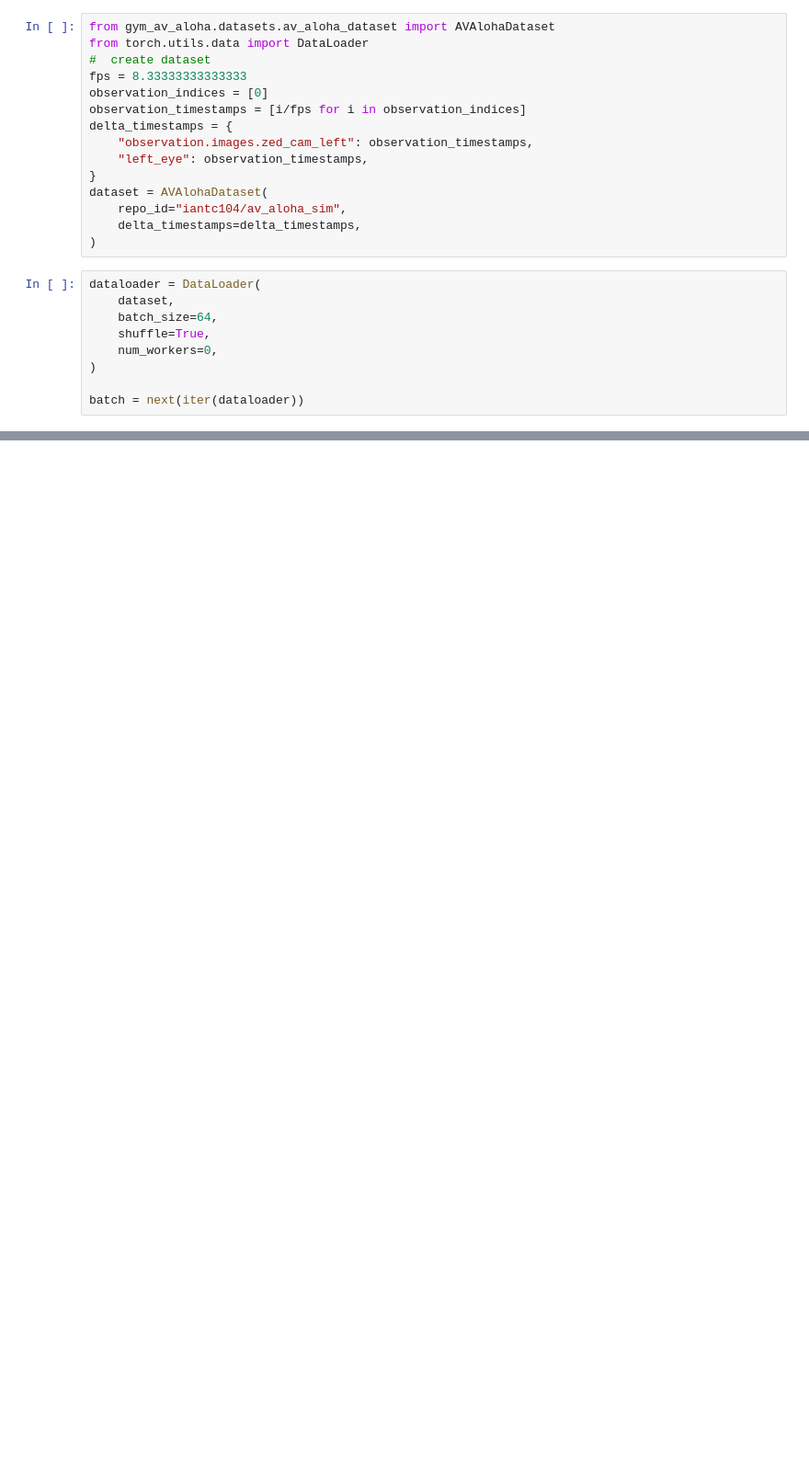
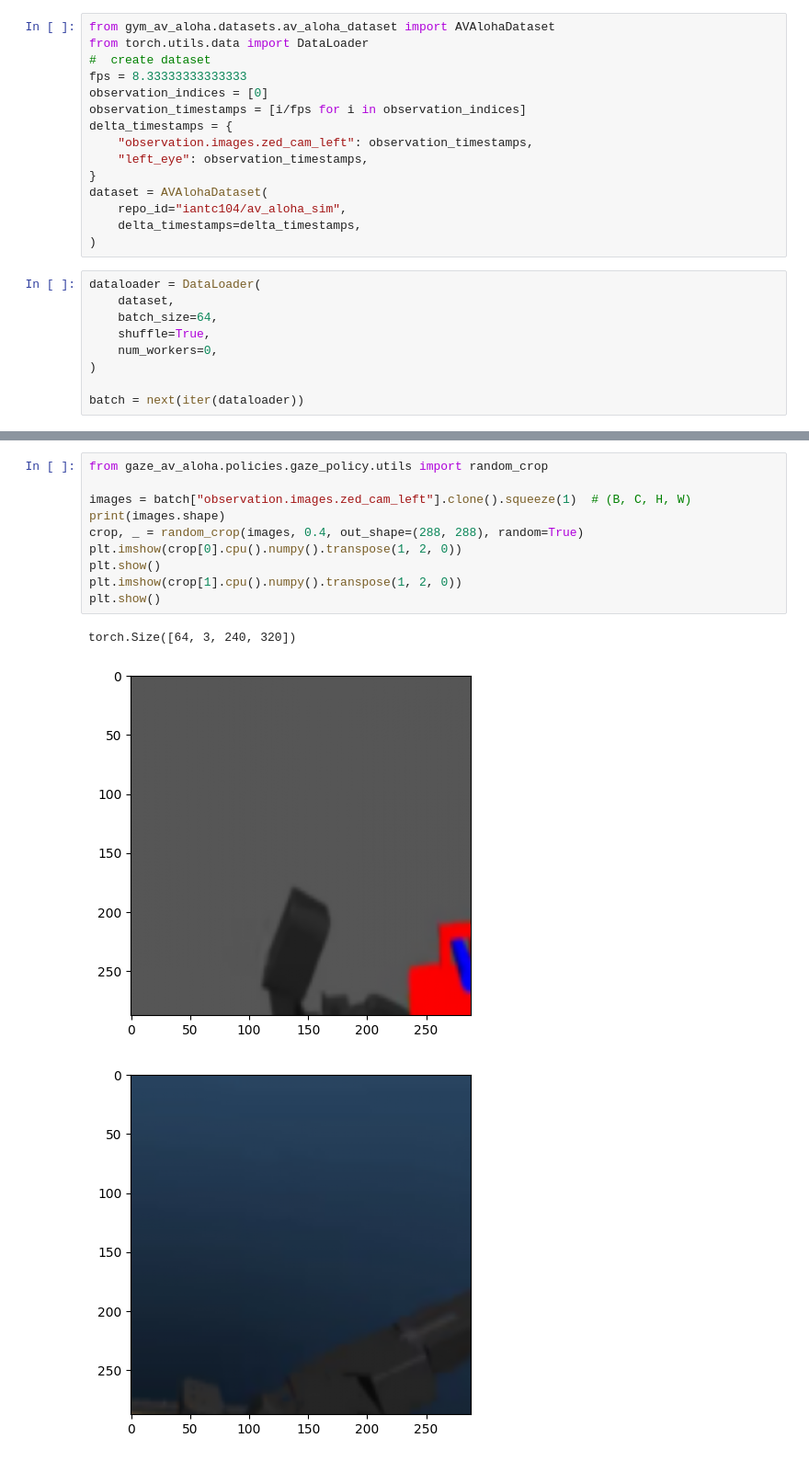
Before and after one commit to ian-chuang/gaze-av-aloha, a Jupyter notebook: gaze_av_aloha/notebooks/vit.ipynb, the cells around one changed output, grey strips where cells are left out. Shown at 92% size. Saved outputs shown, nothing was run; the diff lists cells and outputs as text; blank space fills up the shorter version.

```diff
--- a/gaze_av_aloha/notebooks/vit.ipynb
+++ b/gaze_av_aloha/notebooks/vit.ipynb
@@ -522,0 +798,14 @@ Clipping input data to the valid range for imshow with RGB data ([0..1] for floa
+# %%
+from gaze_av_aloha.policies.gaze_policy.utils import random_crop
+
+images = batch["observation.images.zed_cam_left"].clone().squeeze(1)  # (B, C, H, W)
+print(images.shape)
+crop, _ = random_crop(images, 0.4, out_shape=(288, 288), random=True)
+plt.imshow(crop[0].cpu().numpy().transpose(1, 2, 0))
+plt.show()
+plt.imshow(crop[1].cpu().numpy().transpose(1, 2, 0))
+plt.show()
+# %% [output]
+torch.Size([64, 3, 240, 320])
+[figure, added]
+[figure, added]
```
Also changed, not shown: parts of 5 cells of this notebook, 20 other files.
